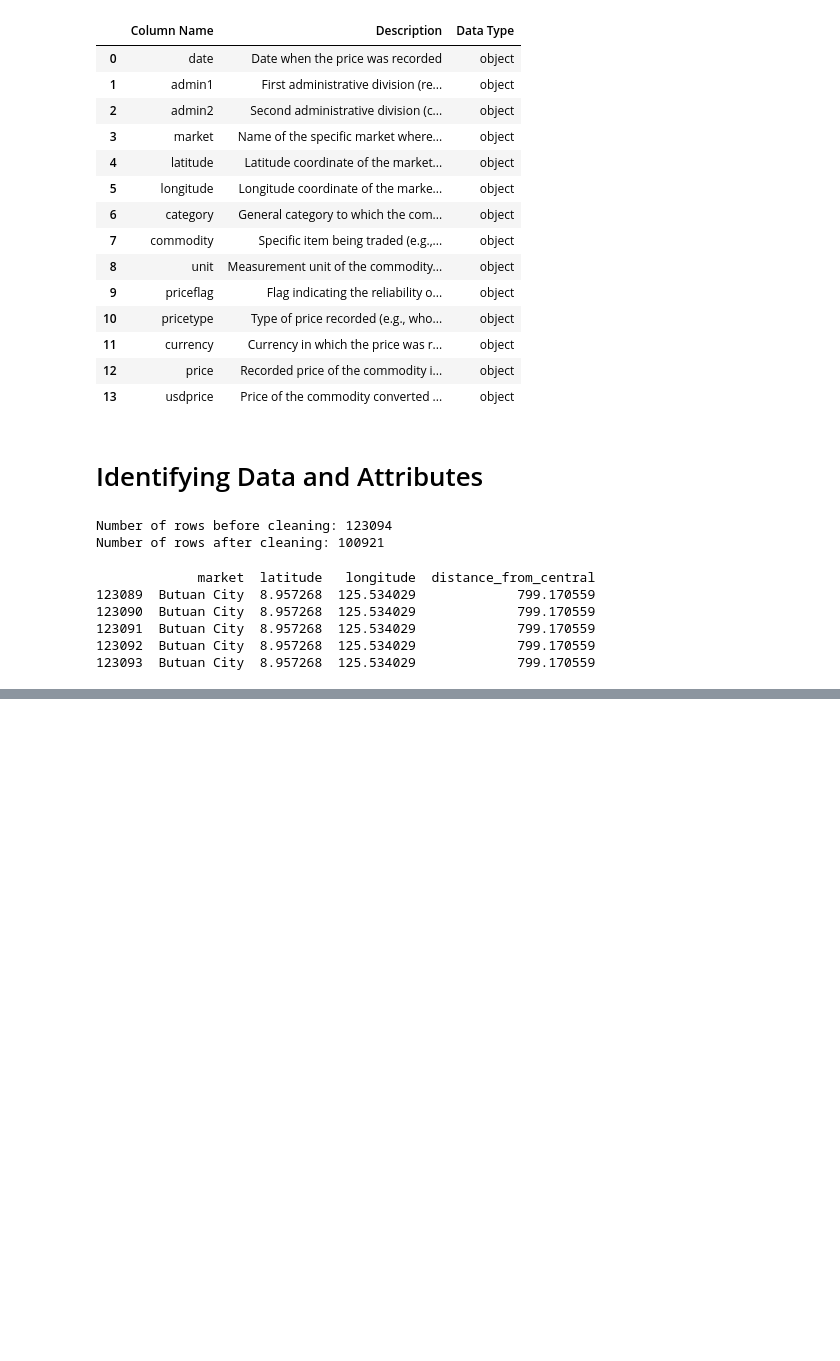
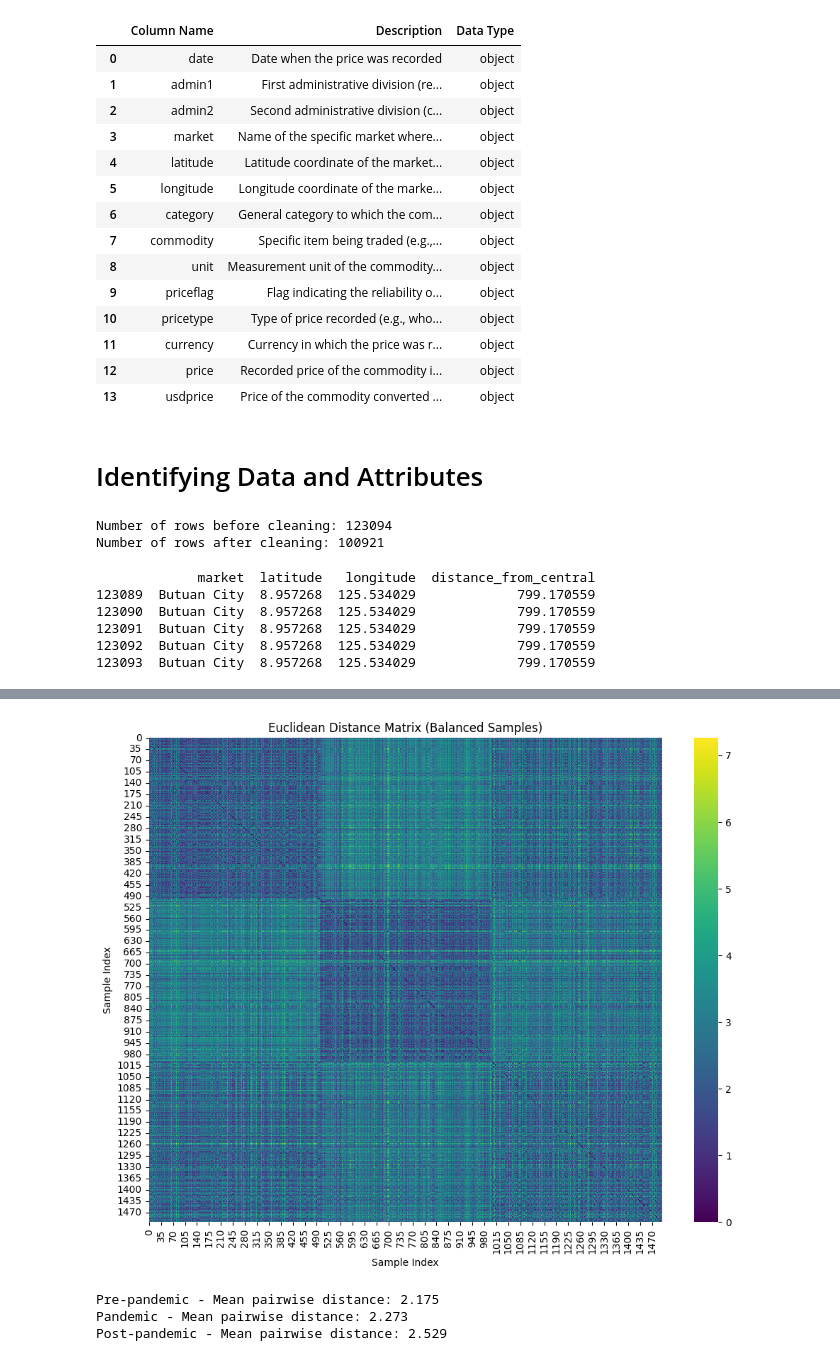
Before and after one commit to mjjj-642/Philippine-FoodPrices, a Jupyter notebook: food-prices.ipynb, the cells around one changed output, grey strips where cells are left out. Cells and saved outputs as stored; diff of their text form; code cells hidden in the pictures; blank space fills up the shorter version.

```diff
--- a/food-prices.ipynb
+++ b/food-prices.ipynb
@@ -433,0 +547,63 @@ print(df_cleaned[['date', 'major_holiday_flag']].head(20))
+# %%
+import pandas as pd
+import numpy as np
+import matplotlib.pyplot as plt
+import seaborn as sns
+from scipy.spatial.distance import pdist, squareform
+from sklearn.preprocessing import StandardScaler
+
+# Assume df_merged is your dataset and has a 'pandemic_phase' column and the numeric features:
+numeric_cols = ['price_log', 'usd_exchange_rate', 'distance_from_central', 'inflation_rate']
+
+# Drop rows with missing values in the numeric columns
+df_numeric = df_merged[numeric_cols + ['pandemic_phase']].dropna()
+
+# Set sample size per phase (e.g., 500)
+n_samples_per_phase = 500
+
+# Create a DataFrame to store balanced samples
+balanced_samples = []
+
+# Loop through each pandemic phase
+for phase in df_numeric['pandemic_phase'].unique():
+    phase_data = df_numeric[df_numeric['pandemic_phase'] == phase]
+    # If there are more than the desired sample size, sample randomly; otherwise, take all
+    if phase_data.shape[0] >= n_samples_per_phase:
+        phase_sample = phase_data.sample(n=n_samples_per_phase, random_state=42)
+    else:
+        phase_sample = phase_data
+    balanced_samples.append(phase_sample)
+
+# Concatenate balanced samples
+df_balanced = pd.concat(balanced_samples)
+
+# Separate the features and standardize the numeric data
+scaler = StandardScaler()
+scaled_data = scaler.fit_transform(df_balanced[numeric_cols])
+
+# Compute the Euclidean distance matrix on the balanced, standardized data
+dist_matrix = squareform(pdist(scaled_data, metric='euclidean'))
+
+# Visualize the distance matrix as a heatmap
+plt.figure(figsize=(10, 8))
+sns.heatmap(dist_matrix, cmap='viridis')
+plt.title("Euclidean Distance Matrix (Balanced Samples)")
+plt.xlabel("Sample Index")
+plt.ylabel("Sample Index")
+plt.tight_layout()
+plt.show()
+
+# Optionally, compute summary statistics per pandemic phase
+df_balanced['scaled_mean_distance'] = np.nan  # placeholder for later computation
+# For each phase, compute mean pairwise distance within that phase
+for phase in df_balanced['pandemic_phase'].unique():
+    phase_indices = df_balanced.index[df_balanced['pandemic_phase'] == phase]
+    phase_scaled = scaled_data[np.isin(np.arange(scaled_data.shape[0]), np.where(df_balanced['pandemic_phase'] == phase)[0])]
+    phase_dist_matrix = squareform(pdist(phase_scaled, metric='euclidean'))
+    mean_distance = np.mean(phase_dist_matrix)
+    print(f"{phase} - Mean pairwise distance: {mean_distance:.3f}")
+# %% [output]
+[figure, added]
+Pre-pandemic - Mean pairwise distance: 2.175
+Pandemic - Mean pairwise distance: 2.273
+Post-pandemic - Mean pairwise distance: 2.529
```
Also changed, not shown: parts of 20 cells of this notebook, 1 other file.
